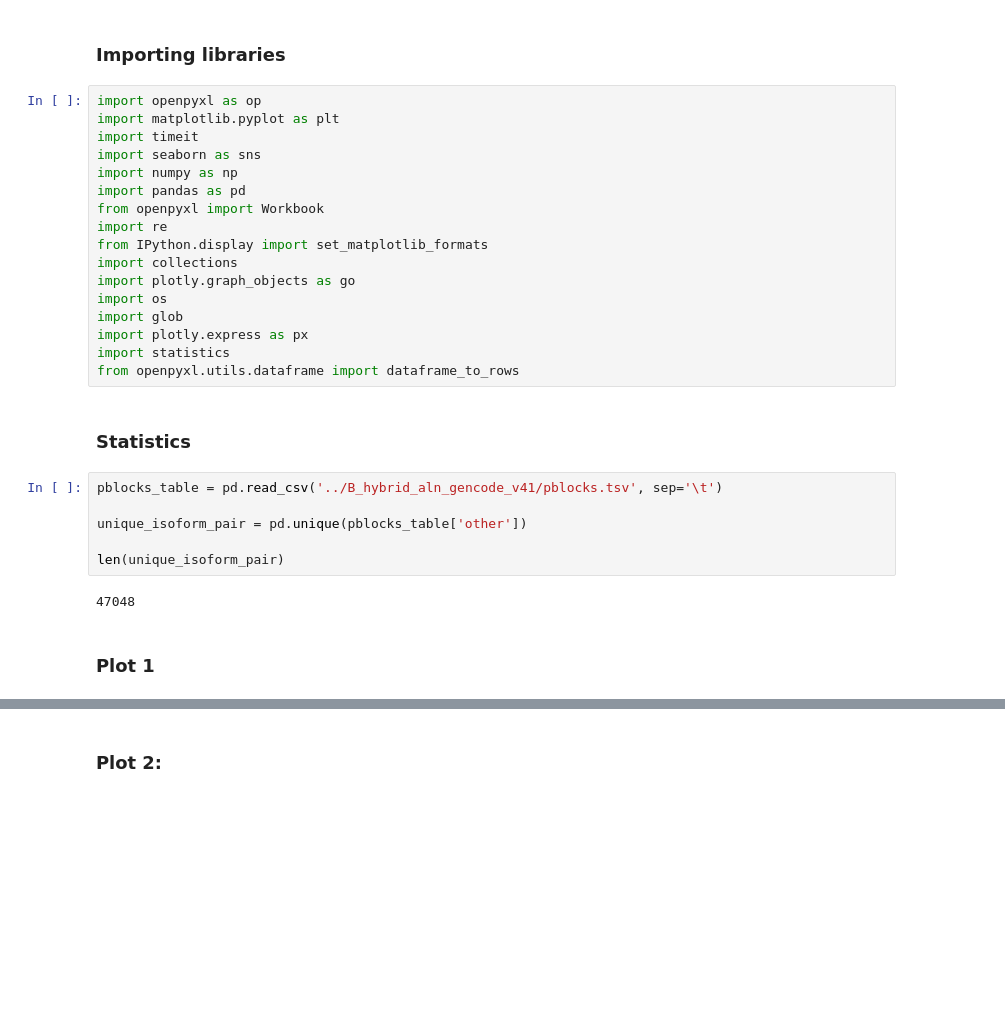
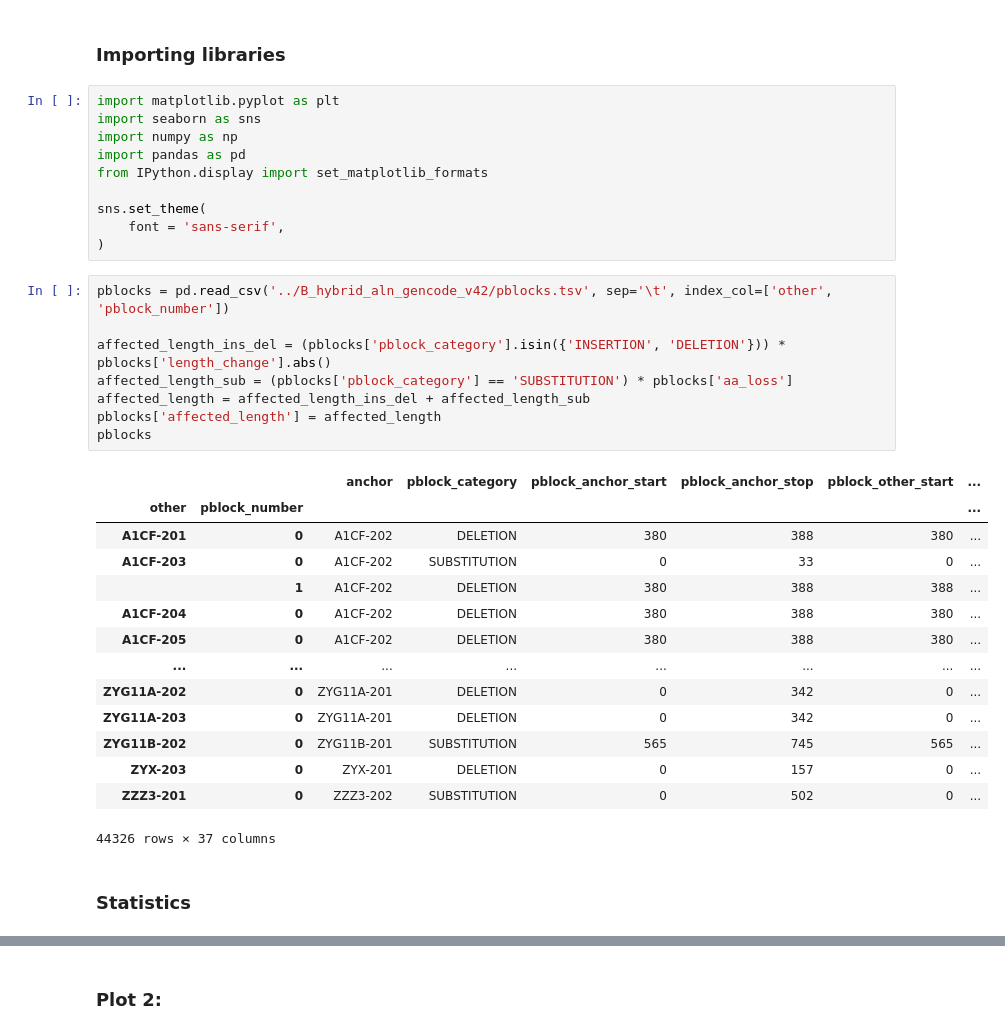
Before and after one commit to sheynkman-lab/biosurfer_analysis, a Jupyter notebook: scripts/genome_wide_summary.ipynb, the cells around one changed output, grey strips where cells are left out. Drawn from its saved outputs; the diff is of its cells as text; blank space fills up the shorter version.

```diff
--- a/scripts/genome_wide_summary.ipynb
+++ b/scripts/genome_wide_summary.ipynb
@@ -1,31 +1,37 @@
 # %% [markdown]
 ### Importing libraries
 # %%
-import openpyxl as op
 import matplotlib.pyplot as plt
-import timeit
 import seaborn as sns
 import numpy as np
 import pandas as pd
-from openpyxl import Workbook
-import re
 from IPython.display import set_matplotlib_formats
-import collections
-import plotly.graph_objects as go
-import os
-import glob
-import plotly.express as px
-import statistics
-from openpyxl.utils.dataframe import dataframe_to_rows
+
+sns.set_theme(
+    font = 'sans-serif',
+)
+# %%
+pblocks = pd.read_csv('../B_hybrid_aln_gencode_v42/pblocks.tsv', sep='\t', index_col=['other', 'pblock_number'])
+
+affected_length_ins_del = (pblocks['pblock_category'].isin({'INSERTION', 'DELETION'})) * pblocks['length_change'].abs()
+affected_length_sub = (pblocks['pblock_category'] == 'SUBSTITUTION') * pblocks['aa_loss']
+affected_length = affected_length_ins_del + affected_length_sub
+pblocks['affected_length'] = affected_length
+pblocks
+# %% [output]
+|  |  | anchor | pblock_category | pblock_anchor_start | pblock_anchor_stop | pblock_other_start | ... |
+| other | pblock_number |  |  |  |  |  | ... |
+| A1CF-201 | 0 | A1CF-202 | DELETION | 380 | 388 | 380 | ... |
+| A1CF-203 | 0 | A1CF-202 | SUBSTITUTION | 0 | 33 | 0 | ... |
+|  | 1 | A1CF-202 | DELETION | 380 | 388 | 388 | ... |
+| A1CF-204 | 0 | A1CF-202 | DELETION | 380 | 388 | 380 | ... |
+| A1CF-205 | 0 | A1CF-202 | DELETION | 380 | 388 | 380 | ... |
+| ... | ... | ... | ... | ... | ... | ... | ... |
+| ZYG11A-202 | 0 | ZYG11A-201 | DELETION | 0 | 342 | 0 | ... |
+| ZYG11A-203 | 0 | ZYG11A-201 | DELETION | 0 | 342 | 0 | ... |
+| ZYG11B-202 | 0 | ZYG11B-201 | SUBSTITUTION | 565 | 745 | 565 | ... |
+| ZYX-203 | 0 | ZYX-201 | DELETION | 0 | 157 | 0 | ... |
+| ZZZ3-201 | 0 | ZZZ3-202 | SUBSTITUTION | 0 | 502 | 0 | ... |
+44326 rows × 37 columns
 # %% [markdown]
 ### Statistics
-# %%
-pblocks_table = pd.read_csv('../B_hybrid_aln_gencode_v41/pblocks.tsv', sep='\t')
-
-unique_isoform_pair = pd.unique(pblocks_table['other'])
-
-len(unique_isoform_pair)
-# %% [output]
-47048
-# %% [markdown]
-### Plot 1
```
Also changed, not shown: parts of 7 cells of this notebook.
